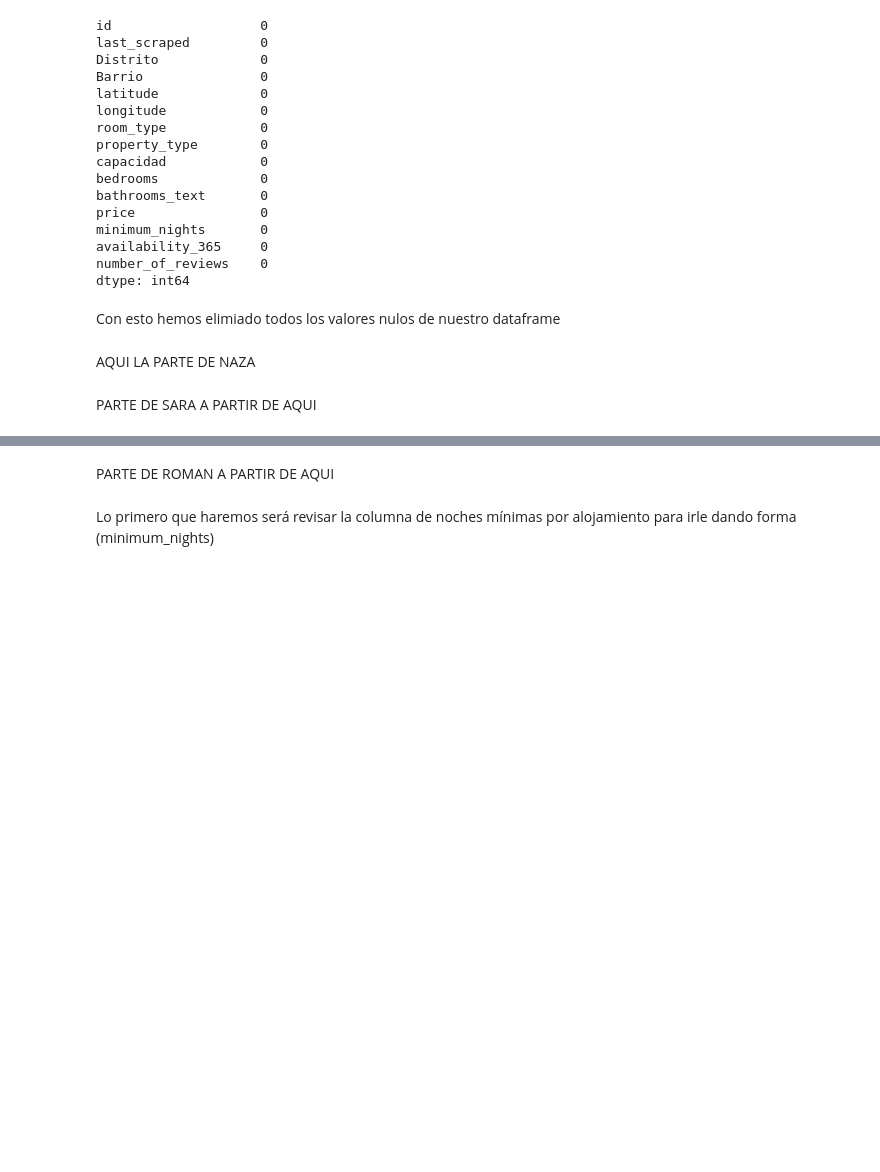
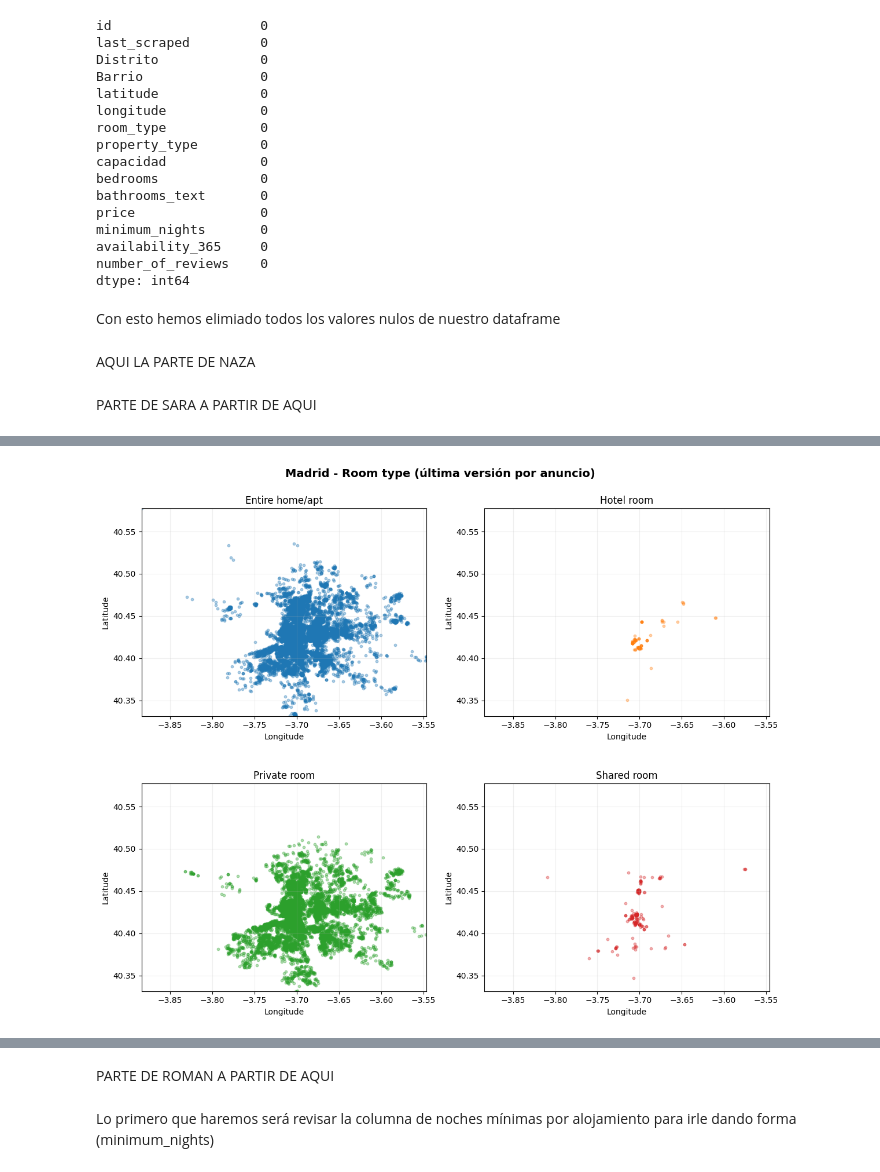
Before and after one commit to JavierPasAg/EDA_Tematica_del_proyecto, a Jupyter notebook: main_final.ipynb, the cells around one changed output, grey strips where cells are left out. Saved outputs shown, nothing was run; the diff lists cells and outputs as text; code cells hidden in the pictures; blank space fills up the shorter version.

```diff
--- a/main_final.ipynb
+++ b/main_final.ipynb
@@ -475,0 +529,37 @@ PARTE DE SARA A PARTIR DE AQUI
+# %%
+def subplots_room_type_same_colors(df, title="Madrid - Distribución por tipo de habitación"):
+    df_plot = df.dropna(subset=["latitude", "longitude", "room_type"]).copy()
+
+    color_map = {
+        "Entire home/apt": "C0",
+        "Hotel room": "C1",
+        "Private room": "C2",
+        "Shared room": "C3"
+    }
+
+    room_order = ["Entire home/apt", "Hotel room", "Private room", "Shared room"]
+
+    fig, axes = plt.subplots(2, 2, figsize=(12, 10))
+    axes = axes.ravel()
+
+    x_min, x_max = df_plot["longitude"].min(), df_plot["longitude"].max()
+    y_min, y_max = df_plot["latitude"].min(), df_plot["latitude"].max()
+
+    for ax, rt in zip(axes, room_order):
+        g = df_plot[df_plot["room_type"] == rt]
+        ax.scatter(g["longitude"], g["latitude"], s=10, alpha=0.35, color=color_map[rt])
+        ax.set_title(rt)
+        ax.set_xlabel("Longitude")
+        ax.set_ylabel("Latitude")
+        ax.set_xlim(x_min, x_max)
+        ax.set_ylim(y_min, y_max)
+        ax.grid(True, alpha=0.2)
+        ax.set_aspect("equal", adjustable="box")
+
+    fig.suptitle(title, fontsize=14, fontweight="bold")
+    plt.tight_layout()
+    plt.show()
+# %%
+subplots_room_type_same_colors(df_alquileres, title="Madrid - Room type (última versión por anuncio)")
+# %% [output]
+[figure, added]
```
Also changed, not shown: parts of 29 cells of this notebook.
